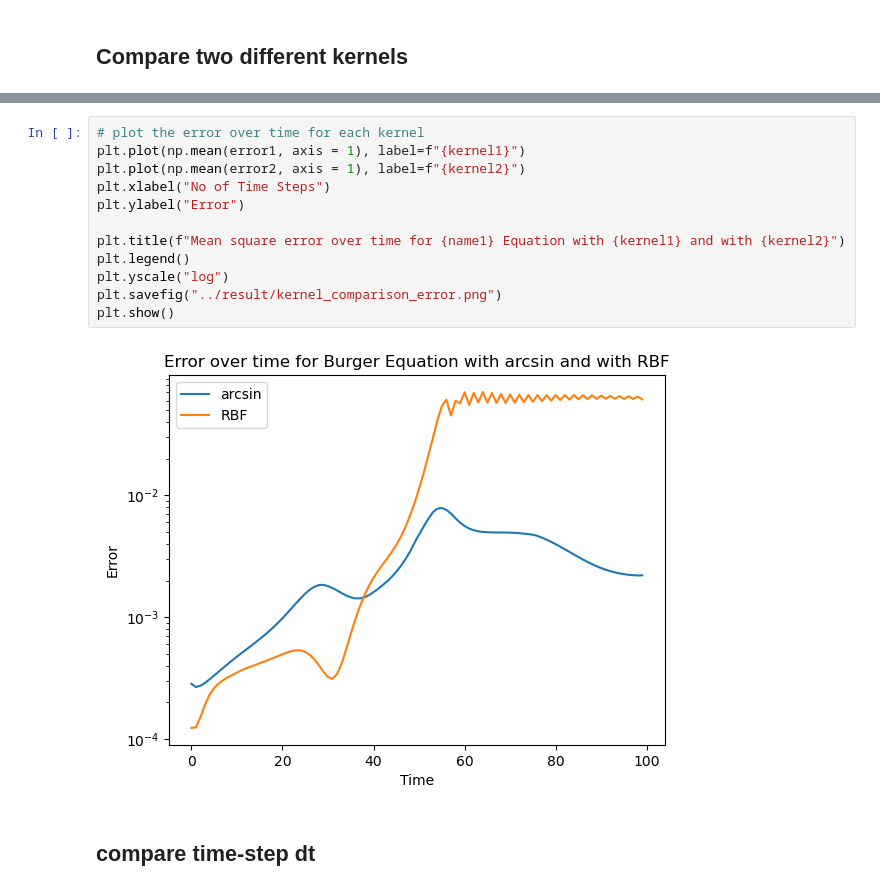
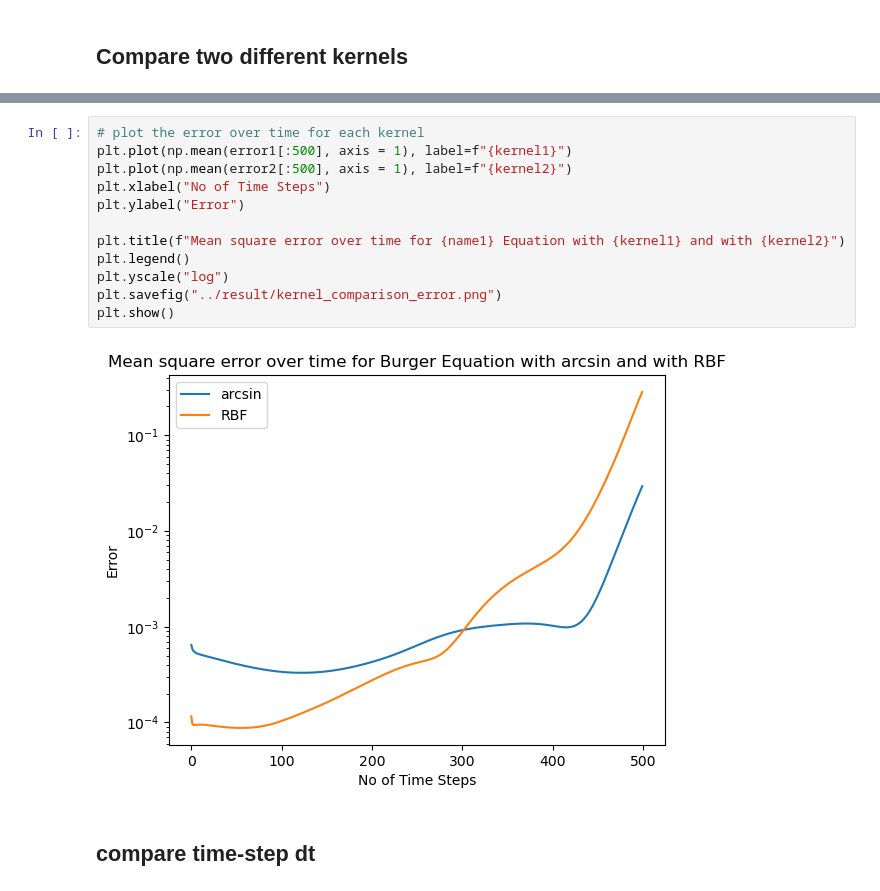
Before and after one commit to ZhongXinyu/Numerical-Gaussian-Process, a Jupyter notebook: src/plot_graphs.ipynb, the cells around one changed output, grey strips where cells are left out. Saved outputs shown, nothing was run; the diff lists cells and outputs as text.

```diff
--- a/src/plot_graphs.ipynb
+++ b/src/plot_graphs.ipynb
@@ -117,17 +117,17 @@ plt.show()
 # %%
 # plot the error over time for each kernel
-plt.plot(np.mean(error1, axis = 1), label=f"{kernel1}")
-plt.plot(np.mean(error2, axis = 1), label=f"{kernel2}")
+plt.plot(np.mean(error1[:500], axis = 1), label=f"{kernel1}")
+plt.plot(np.mean(error2[:500], axis = 1), label=f"{kernel2}")
 plt.xlabel("No of Time Steps")
 plt.ylabel("Error")
 
 plt.title(f"Mean square error over time for {name1} Equation with {kernel1} and with {kernel2}")
 plt.legend()
 plt.yscale("log")
 plt.savefig("../result/kernel_comparison_error.png")
 plt.show()
 # %% [output]
-[figure, old version]
+[figure, new version]
 # %% [markdown]
 ## compare time-step dt
 # %%
```
Also changed, not shown: parts of 8 cells of this notebook, 1 other file.
